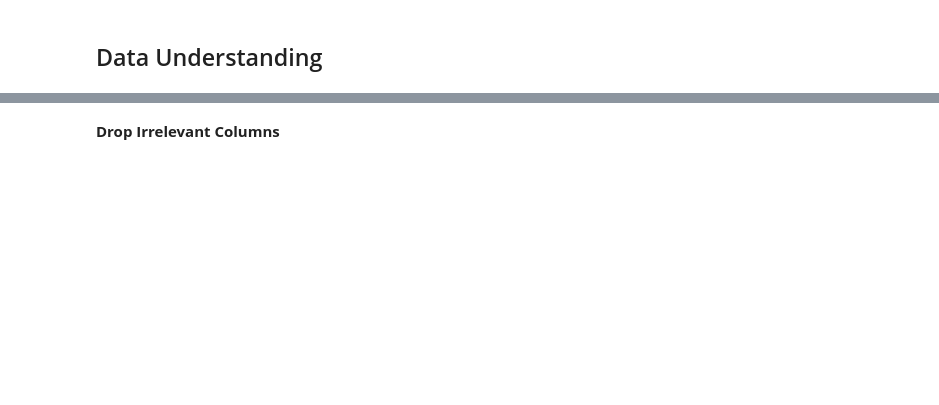
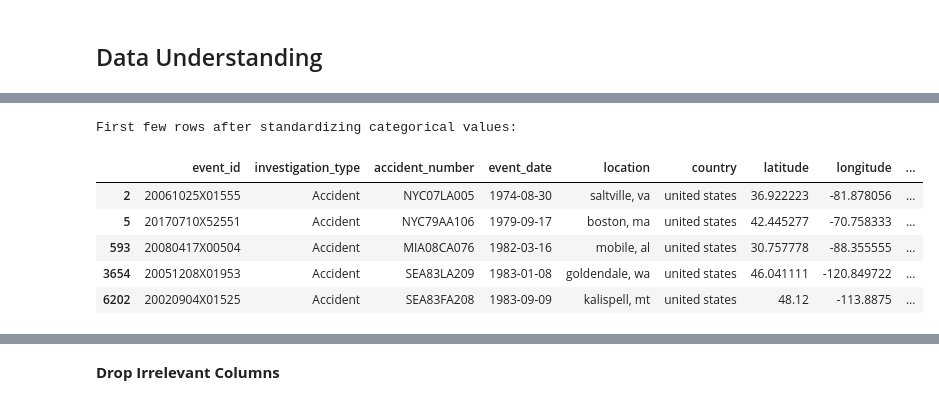
Before and after one commit to blexolonde/dsc-phase-1-project, a Jupyter notebook: Aviation.ipynb, the cells around one changed output, grey strips where cells are left out. Cells and saved outputs as stored; diff of their text form; code cells hidden in the pictures; blank space fills up the shorter version.

```diff
--- a/Aviation.ipynb
+++ b/Aviation.ipynb
@@ -155,0 +216,13 @@ display(df.head())
+# %%
+# Fill missing categorical data with 'Unknown' or the most common value
+df['weather_condition'].fillna('Unknown', inplace=True)
+df['investigation_type'].fillna(df['investigation_type'].mode()[0], inplace=True)
+df['report_status'].fillna('Unknown', inplace=True)
+# %%
+# Convert 'Event.Date' and 'Publication.Date' to datetime formats
+df['Event.Date'] = pd.to_datetime(df['event_date'], errors='coerce')
+df['Publication.Date'] = pd.to_datetime(df['publication_date'], errors='coerce')
+
+# Display the first few rows to check the conversion
+print("First few rows with standardized dates:")
+display(df[['event_date', 'publication_date']].head())
@@ -155,0 +237,3 @@ display(df.head())
+# %%
+# Drop rows with critical missing values
+df.dropna(subset=['event_id', 'event_date', 'latitude', 'longitude'], inplace=True)
@@ -155,0 +252,7 @@ display(df.head())
+# %%
+# Convert specific columns to 'category' type
+categorical_columns = ['investigation_type', 'aircraft_category', 'weather_condition', 'flight_phase']
+df[categorical_columns] = df[categorical_columns].astype('category')
+
+# Display the information of the DataFrame to verify the changes
+print(df.info())
@@ -155,0 +277,21 @@ display(df.head())
+# %%
+ # # Ensure all categorical string columns are lowercased and stripped of leading/trailing whitespace
+df['location'] = df['location'].str.lower().str.strip()
+df['country'] = df['country'].str.lower().str.strip()
+df['airport_name'] = df['airport_name'].str.lower().str.strip()
+df['aircraft_make'] = df['aircraft_make'].str.lower().str.strip()
+df['aircraft_model'] = df['aircraft_model'].str.lower().str.strip()
+df['aircraft_category'] = df['aircraft_category'].str.lower().str.strip()
+df['weather_condition'] = df['weather_condition'].str.lower().str.strip()
+df['flight_phase'] = df['flight_phase'].str.lower().str.strip()
+# Display the first few rows to verify the changes
+print("First few rows after standardizing categorical values:")
+display(df.head())
+# %% [output]
+First few rows after standardizing categorical values:
+|  | event_id | investigation_type | accident_number | event_date | location | country | latitude | longitude | ... |
+| 2 | 20061025X01555 | Accident | NYC07LA005 | 1974-08-30 | saltville, va | united states | 36.922223 | -81.878056 | ... |
+| 5 | 20170710X52551 | Accident | NYC79AA106 | 1979-09-17 | boston, ma | united states | 42.445277 | -70.758333 | ... |
+| 593 | 20080417X00504 | Accident | MIA08CA076 | 1982-03-16 | mobile, al | united states | 30.757778 | -88.355555 | ... |
+| 3654 | 20051208X01953 | Accident | SEA83LA209 | 1983-01-08 | goldendale, wa | united states | 46.041111 | -120.849722 | ... |
+| 6202 | 20020904X01525 | Accident | SEA83FA208 | 1983-09-09 | kalispell, mt | united states | 48.12 | -113.8875 | ... |
```
Also changed, not shown: parts of 23 cells of this notebook.
